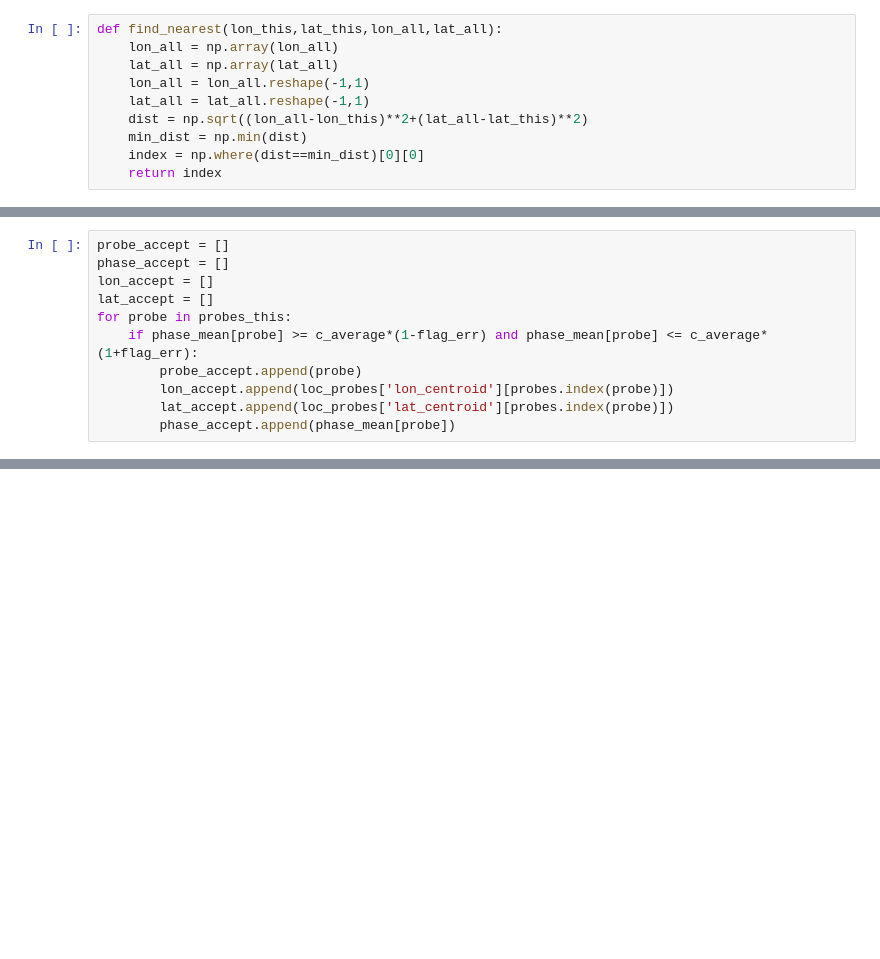
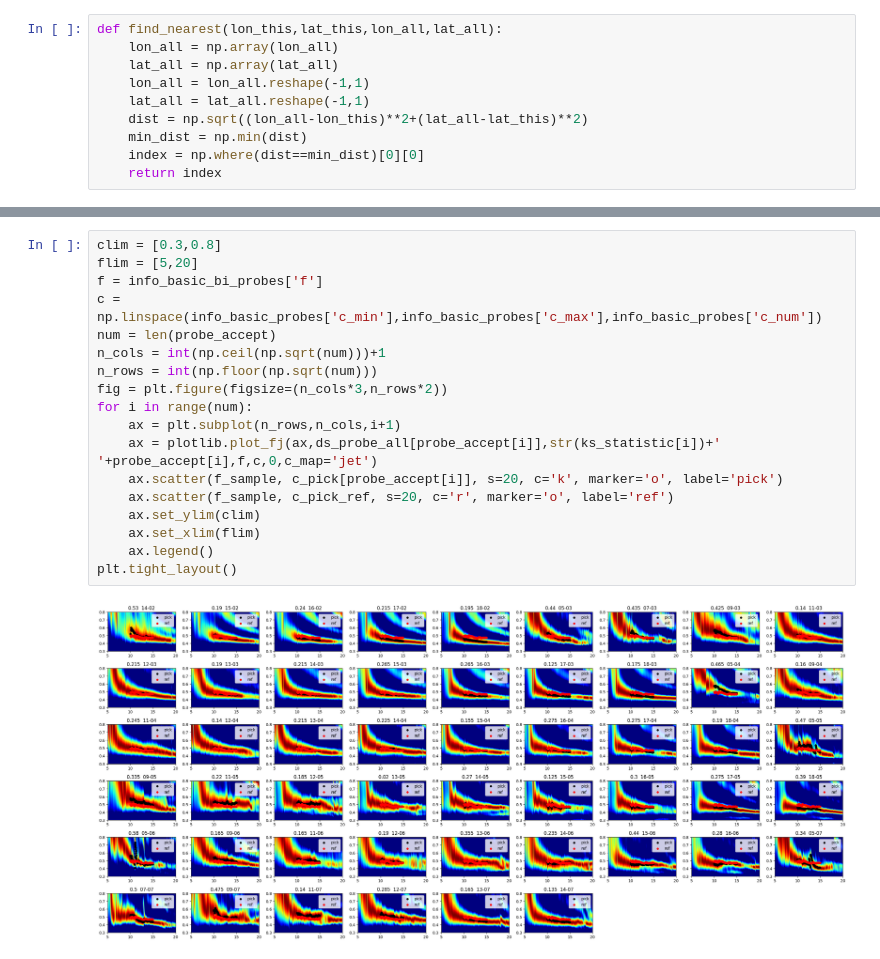
Before and after one commit to harmonsong/SGB_tomography_project, a Jupyter notebook: Codes/repar_idea_v3.0/3-2-2-1_KS-Repartition.ipynb, the cells around one changed output, grey strips where cells are left out. Cells and saved outputs as stored; diff of their text form; blank space fills up the shorter version.

```diff
--- a/Codes/repar_idea_v3.0/3-2-2-1_KS-Repartition.ipynb
+++ b/Codes/repar_idea_v3.0/3-2-2-1_KS-Repartition.ipynb
@@ -226,11 +138,0 @@ plt.axhline(y=c_average*(1+flag_err),color='r',ls='--')
-# %%
-probe_accept = []
-phase_accept = []
-lon_accept = []
-lat_accept = []
-for probe in probes_this:
-    if phase_mean[probe] >= c_average*(1-flag_err) and phase_mean[probe] <= c_average*(1+flag_err):
-        probe_accept.append(probe)
-        lon_accept.append(loc_probes['lon_centroid'][probes.index(probe)])
-        lat_accept.append(loc_probes['lat_centroid'][probes.index(probe)])
-        phase_accept.append(phase_mean[probe])
@@ -275,0 +342,20 @@ phase_percent:  52.96150928933054 %
+# %%
+clim = [0.3,0.8]
+flim = [5,20]
+f = info_basic_bi_probes['f']
+c = np.linspace(info_basic_probes['c_min'],info_basic_probes['c_max'],info_basic_probes['c_num'])
+num = len(probe_accept)
+n_cols = int(np.ceil(np.sqrt(num)))+1
+n_rows = int(np.floor(np.sqrt(num)))
+fig = plt.figure(figsize=(n_cols*3,n_rows*2))
+for i in range(num):
+    ax = plt.subplot(n_rows,n_cols,i+1)
+    ax = plotlib.plot_fj(ax,ds_probe_all[probe_accept[i]],str(ks_statistic[i])+'  '+probe_accept[i],f,c,0,c_map='jet')
+    ax.scatter(f_sample, c_pick[probe_accept[i]], s=20, c='k', marker='o', label='pick')
+    ax.scatter(f_sample, c_pick_ref, s=20, c='r', marker='o', label='ref')
+    ax.set_ylim(clim)
+    ax.set_xlim(flim)
+    ax.legend()
+plt.tight_layout()
+# %% [output]
+[figure, added]
```
Also changed, not shown: parts of 15 cells of this notebook, 12 other files.
